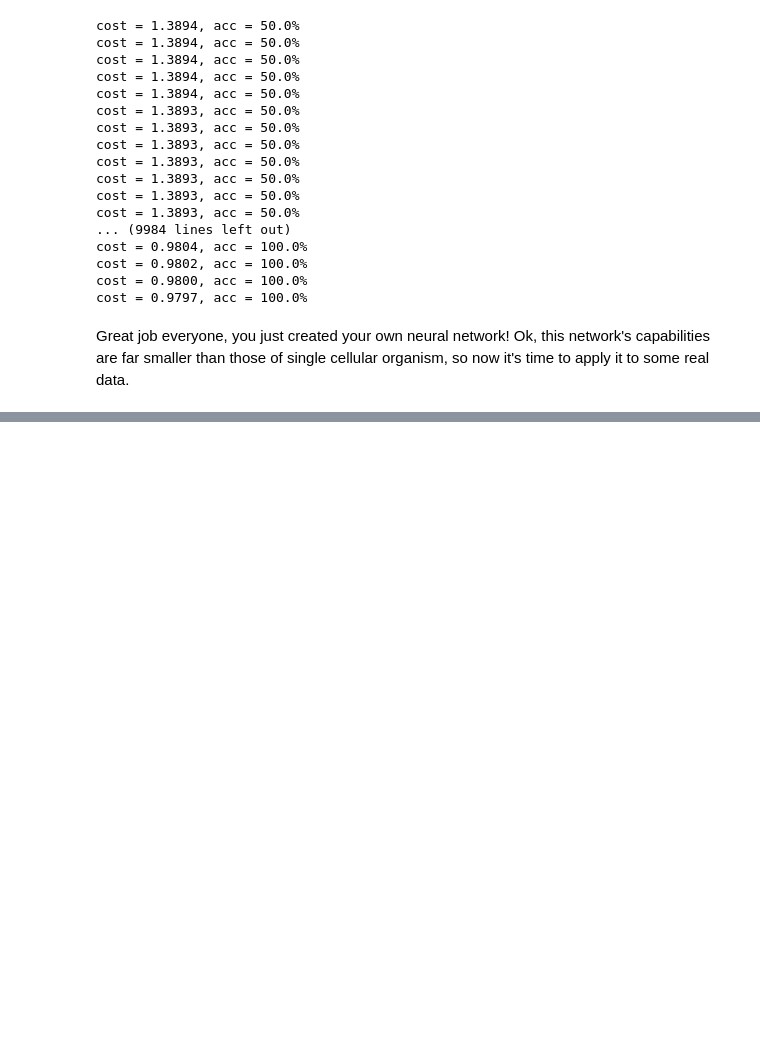
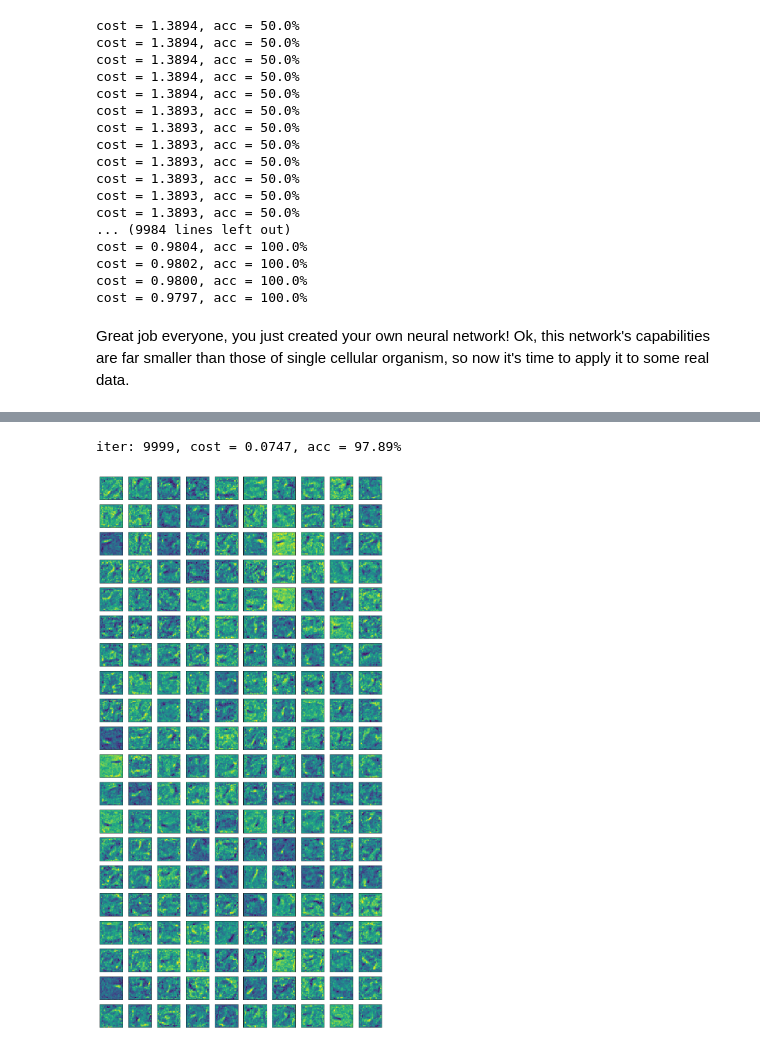
Before and after one commit to seuqaj114/lisbonai_workshop, a Jupyter notebook: workshop.ipynb, the cells around one changed output, grey strips where cells are left out. Saved outputs shown, nothing was run; the diff lists cells and outputs as text; code cells hidden in the pictures; blank space fills up the shorter version.

```diff
--- a/workshop.ipynb
+++ b/workshop.ipynb
@@ -808,0 +993,7 @@ Plan:
+# %%
+feed_dict = {
+    x: mnist.test.images,
+    target: mnist.test.labels
+}
+result = session.run([cost, acc], feed_dict)
+print("cost = {:.4f}, acc = {:.2f}%".format(result[0], result[1]))
@@ -808,0 +1077,12 @@ Plan:
+# %%
+for i in range(10000):
+    batch_x, batch_y = mnist.train.next_batch(100)
+
+    feed_dict = {
+        x: batch_x,
+        target: batch_y
+    }
+    result = session.run([cost, acc, update_op], feed_dict=feed_dict)
+
+    if i % 100 == 0:
+        print("iter: {}, cost = {:.4f}, acc = {:.2f}%".format(i, result[0], result[1]))
@@ -808,0 +1107,28 @@ Plan:
+# %%
+feed_dict = {
+    x: mnist.test.images,
+    target: mnist.test.labels
+}
+result = session.run([cost, acc], feed_dict)
+print("iter: {}, cost = {:.4f}, acc = {:.2f}%".format(i, result[0], result[1]))
+# %% [output]
+iter: 9999, cost = 0.0747, acc = 97.89%
+# %%
+import matplotlib.gridspec as gridspec
+
+fig = plt.figure(1, figsize=(10*1.5, 20*1.5))
+gs1 = gridspec.GridSpec(20, 10)
+
+w = [var for var in tf.trainable_variables() if "w:0" in var.name][0]
+w = session.run(w)
+
+for i in range(20):
+    for j in range(10):
+        ax1 = fig.add_subplot(gs1[i, j])
+        ax1.imshow(w[:,i*10+j].reshape(28,28))
+
+for ax in fig.get_axes():
+    ax.get_xaxis().set_visible(False)
+    ax.get_yaxis().set_ticks([])
+# %% [output]
+[figure, added]
```
Also changed, not shown: parts of 41 cells of this notebook.
